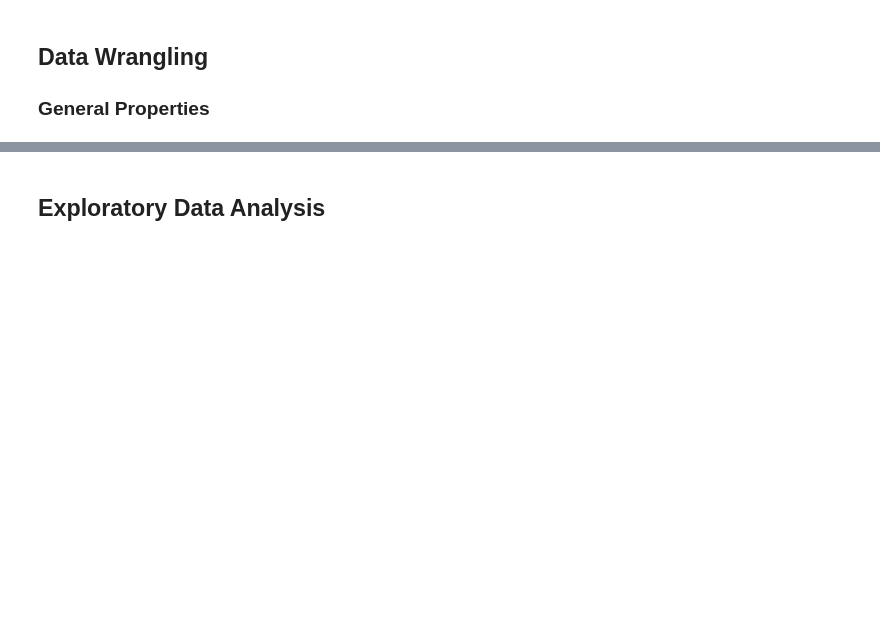
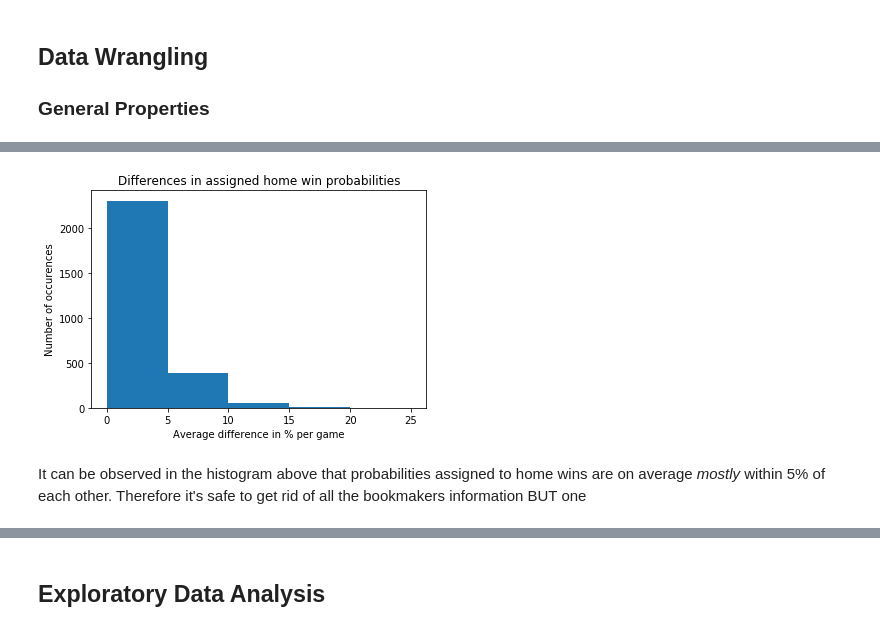
Before and after one commit to aleromar/DescriptiveFootieOdds, a Jupyter notebook: reportARM.ipynb, the cells around one changed output, grey strips where cells are left out. Cells and saved outputs as stored; diff of their text form; code cells hidden in the pictures; blank space fills up the shorter version.

Commit message:
Cleaning dataframe

```diff
--- a/reportARM.ipynb
+++ b/reportARM.ipynb
@@ -46,3 +106,9 @@ Also, worth mentioning that I've copied from [here](https://www.kaggle.com/jiezi
+# %%
+with sqlite3.connect('./database.sqlite') as con:
+    df_countries = pd.read_sql_query("SELECT * from Country", con)
+    df_matches = pd.read_sql_query("SELECT * from Match", con)
+    df_teams = pd.read_sql_query("SELECT * from Team", con)
+    df_players = pd.read_sql_query("SELECT player_api_id, player_name FROM Player;", con)
 # %% [markdown]
 <a id='wrangling'></a>
 ## Data Wrangling
@@ -50,0 +141,17 @@ Also, worth mentioning that I've copied from [here](https://www.kaggle.com/jiezi
+# %%
+# Get a slice of the original dataframe containing only betting odds
+bookies = df_matches.iloc[:,-10*3:]
+bookies['homeWinSpread'] = np.repeat(0,len(bookies.index))
+bookies.dropna(inplace=True) # In order to get spread bewtween bookies we don't care whether there are a few missing games
+for bookieNum in range(1,10):
+    # Compare probability deviations from the first bookmaker in the dataframe
+    bookies['homeWinSpread'] += abs((bookies.iloc[:,3*bookieNum]/bookies.iloc[:,0]) - 1)
+bookies['homeWinSpread'] /= 0.09 # Divide by 9 to calculate average multiply by 100 to get percentage spread
+plt.hist(bookies['homeWinSpread'],range(0,30,5));
+plt.xlabel('Average difference in % per game');
+plt.ylabel('Number of occurences');
+plt.title('Differences in assigned home win probabilities');
+# %% [output]
+[figure, added]
+# %% [markdown]
+It can be observed in the histogram above that probabilities assigned to home wins are on average *mostly* within 5% of each other. Therefore it's safe to get rid of all the bookmakers information BUT one
```
Also changed, not shown: parts of 24 cells of this notebook.
